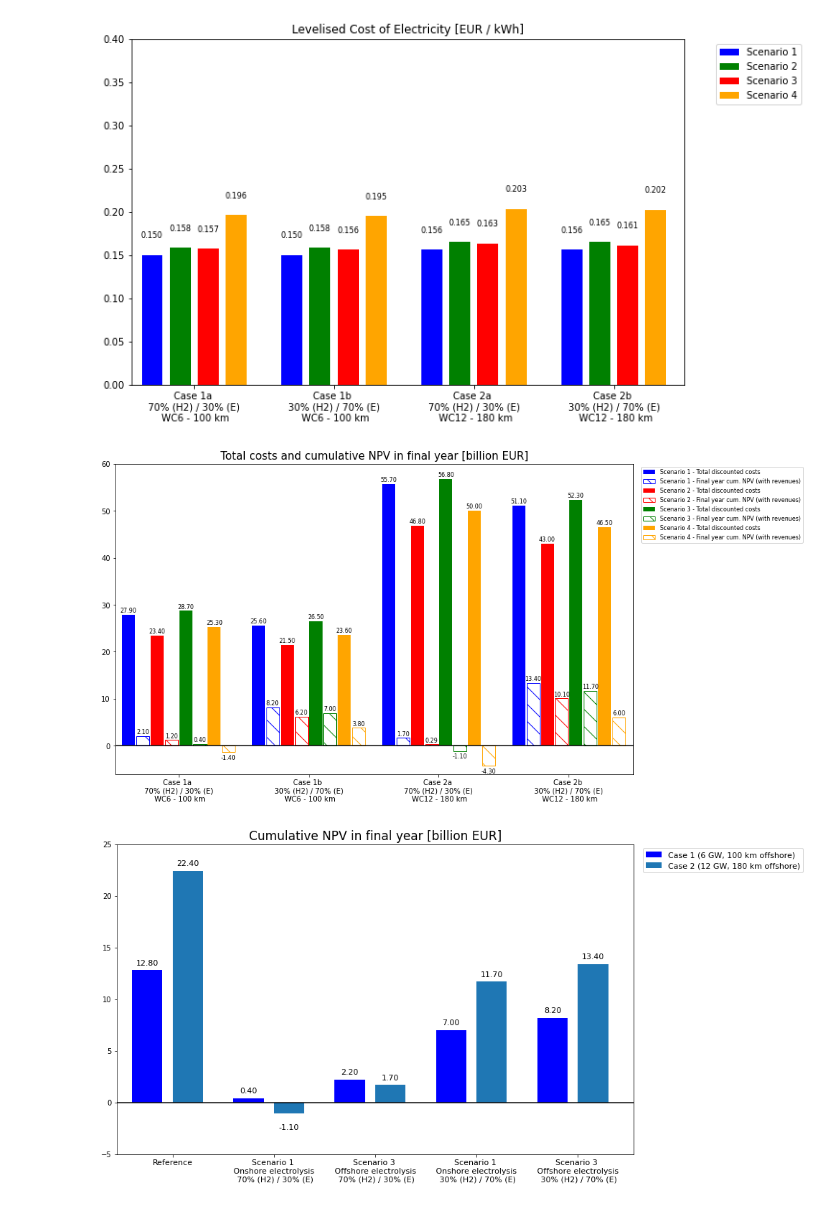
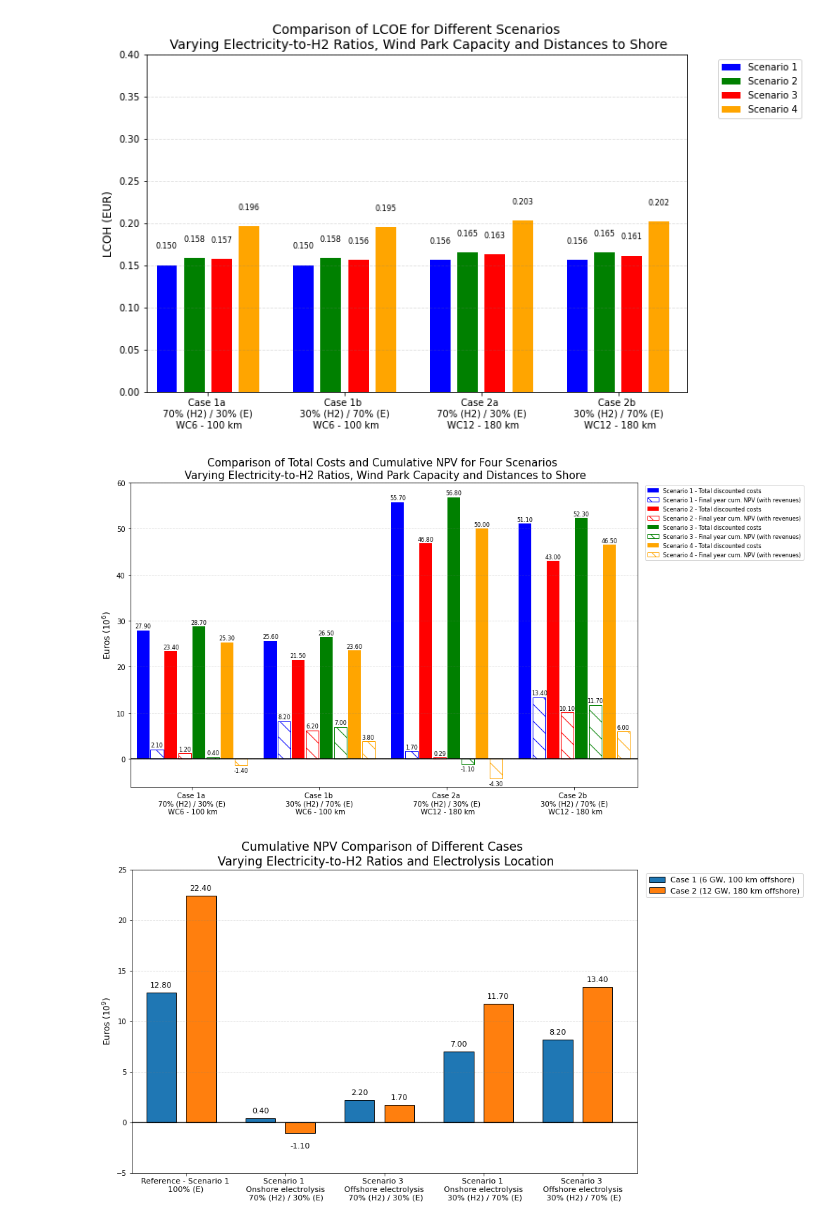
Before and after one commit to VanOord/OpenSCSim, a Jupyter notebook: Results analysis.ipynb, the cells around one changed output. Cells and saved outputs as stored; diff of their text form; code cells hidden in the pictures.

```diff
--- a/Results analysis.ipynb
+++ b/Results analysis.ipynb
@@ -31,6 +31,7 @@ ax.set_xticklabels(['Case 1a \n 70% (H2) / 30% (E) \n WC6 - 100 km', 'Case 1b \n
 
 # set y-axis limits
 ax.set_ylim(0, 14)
+ax.set_ylabel('LCOH (EUR)', fontsize = 12)
 
 # add legend
 ax.legend(bbox_to_anchor=(1.05, 1), loc='upper left')
@@ -44,7 +45,8 @@ for i in range(len(X)):
         ax.text(X[i] + j * (bar_width + bar_spacing), data[j][i]+0.2, f'{data[j][i]:.2f}', ha='center', fontsize=value_fontsize)
 
 # set the title
-ax.set_title('Levelised Cost of Hydrogen [EUR / kg]', fontsize=12)
+ax.set_title('Comparison of LCOH for Different Scenarios\n Varying Electricity-to-H2 Ratios, Wind Park Capacity and Distances to Shore', fontsize=14)
+ax.yaxis.grid(True, linestyle='--', which='major', color='grey', alpha=.25)
 
 plt.show()
 # %% [output]
@@ -80,6 +82,8 @@ ax.set_xticklabels(['Case 1a \n 70% (H2) / 30% (E) \n WC6 - 100 km', 'Case 1b \n
 # set y-axis limits
 ax.set_ylim(0, 0.4)
 
+ax.set_ylabel('LCOH (EUR)', fontsize = 12)
+
 # add legend
 ax.legend(bbox_to_anchor=(1.05, 1), loc='upper left')
 
@@ -92,11 +96,12 @@ for i in range(len(X)):
         ax.text(X[i] + j * (bar_width + bar_spacing), data[j][i]+0.02, f'{data[j][i]:.3f}', ha='center', fontsize=value_fontsize)
 
 # set the title
-ax.set_title('Levelised Cost of Electricity [EUR / kWh]', fontsize=12)
+ax.set_title('Comparison of LCOE for Different Scenarios\n Varying Electricity-to-H2 Ratios, Wind Park Capacity and Distances to Shore', fontsize=14)
+ax.yaxis.grid(True, linestyle='--', which='major', color='grey', alpha=.25)
 
 plt.show()
 # %% [output]
-[figure, old version]
+[figure, new version]
 # %%
 data = [[27.9, 25.6, 55.7, 51.1],
         [2.1, 8.2, 1.7, 13.4],
@@ -128,35 +133,38 @@ ax.bar(X + 7 * (bar_width + bar_spacing), data[7], color='white', edgecolor='ora
 ax.set_xlim(-bar_width, len(X) - 1 + 8 * (bar_width + bar_spacing))
 
 # set the x-axis tick marks in the middle of each group of bars
 ax.set_xticks(X + 3.5 * (bar_width + bar_spacing))
 ax.set_xticklabels(['Case 1a \n 70% (H2) / 30% (E) \n WC6 - 100 km', 'Case 1b \n 30% (H2) / 70% (E) \n WC6 - 100 km', 'Case 2a \n 70% (H2) / 30% (E) \n WC12 - 180 km', 'Case 2b \n 30% (H2) / 70% (E) \n WC12 - 180 km'])
 
+ax.set_ylabel('Euros ($\\mathregular{10^9}$)', fontsize=12)
+
 # set y-axis limits
 ax.set_ylim(-6, 60)
 
 # add horizontal line at y=0
 ax.axhline(0, color='black')
 
 # add legend
 ax.legend(bbox_to_anchor=(1.01, 1), loc='upper left', fontsize = 8)
 
 # define the font size for the values
 value_fontsize = 8
 
 # loop over the data and add the values above each bar
 for i in range(len(X)):
     for j in range(len(data)):
         if data[j][i] < 0:
             ax.text(X[i] + j * (bar_width + bar_spacing), data[j][i]-1.5, f'{data[j][i]:.2f}', ha='center', fontsize=value_fontsize)
         else:
             ax.text(X[i] + j * (bar_width + bar_spacing), data[j][i]+0.5, f'{data[j][i]:.2f}', ha='center', fontsize=value_fontsize)
 
 # set the title
-ax.set_title('Total costs and cumulative NPV in final year [billion EUR]', fontsize=15)
+ax.set_title('Comparison of Total Costs and Cumulative NPV for Four Scenarios \n Varying Electricity-to-H2 Ratios, Wind Park Capacity and Distances to Shore', fontsize=15)
+ax.yaxis.grid(True, linestyle='--', which='major', color='grey', alpha=.25)
 
 plt.show()
 # %% [output]
-[figure, old version]
+[figure, new version]
 # %%
 data = [[12.8, 0.40, 2.20, 7.00, 8.20],
         [22.4, -1.10, 1.70, 11.7, 13.4]]
@@ -169,15 +177,15 @@ ax = fig.add_axes([0,0,1,1])
 bar_width = 0.3
 bar_spacing = 0.10
 
-ax.bar(X, data[0], color='b', width=bar_width, label='Case 1 (6 GW, 100 km offshore)')
-ax.bar(X + bar_width + bar_spacing, data[1], width=bar_width, label='Case 2 (12 GW, 180 km offshore)')
+ax.bar(X, data[0], width=bar_width, edgecolor = 'black', label='Case 1 (6 GW, 100 km offshore)')
+ax.bar(X + bar_width + bar_spacing, data[1], width=bar_width, edgecolor = 'black', label='Case 2 (12 GW, 180 km offshore)')
 
 # set the x-axis limits
 ax.set_xlim(-bar_width, len(X) - 1 + 2 * (bar_width + bar_spacing))
 
 # set the x-axis tick marks in the middle of each group of bars
 ax.set_xticks(X + 0.5 * (bar_width) + bar_spacing)
-ax.set_xticklabels(['Reference',
+ax.set_xticklabels(['Reference - Scenario 1 \n 100% (E) ',
                     'Scenario 1 \n Onshore electrolysis \n 70% (H2) / 30% (E)',
                     'Scenario 3 \n Offshore electrolysis \n 70% (H2) / 30% (E)',
                     'Scenario 1 \n Onshore electrolysis \n 30% (H2) / 70% (E)',
@@ -185,6 +193,7 @@ ax.set_xticklabels(['Reference',
 
 # set y-axis limits
 ax.set_ylim(-5, 25)
+ax.set_ylabel('Euros ($\\mathregular{10^9}$)', fontsize=12)
 
 # add horizontal line at y=0
 ax.axhline(0, color='black')
@@ -204,8 +213,11 @@ for i in range(len(X)):
             ax.text(X[i] + j * (bar_width + bar_spacing), data[j][i]+0.5, f'{data[j][i]:.2f}', ha='center', fontsize=value_fontsize)
 
 # set the title
-ax.set_title('Cumulative NPV in final year [billion EUR]', fontsize=17)
+ax.set_title('Cumulative NPV Comparison of Different Cases \n Varying Electricity-to-H2 Ratios and Electrolysis Location', fontsize=17)
+
+# Add a grid
+ax.yaxis.grid(True, linestyle='--', which='major', color='grey', alpha=.25)
 
 plt.show()
 # %% [output]
-[figure, old version]
+[figure, new version]
```
Also changed, not shown: parts of 4 cells of this notebook, 3 other files.
